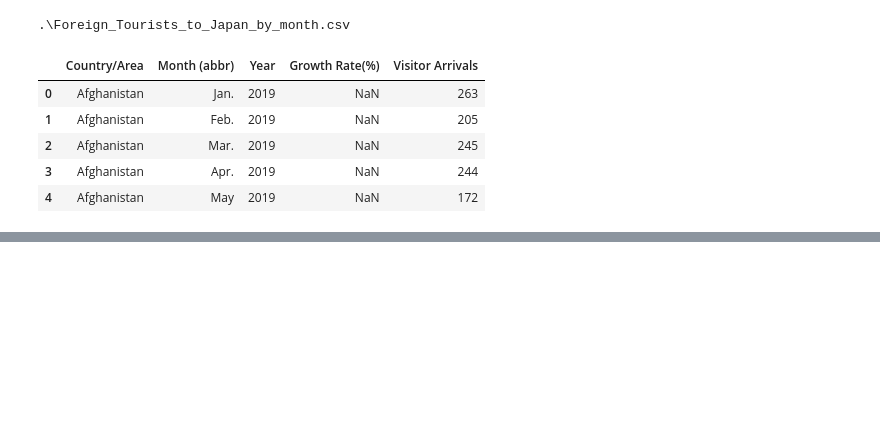
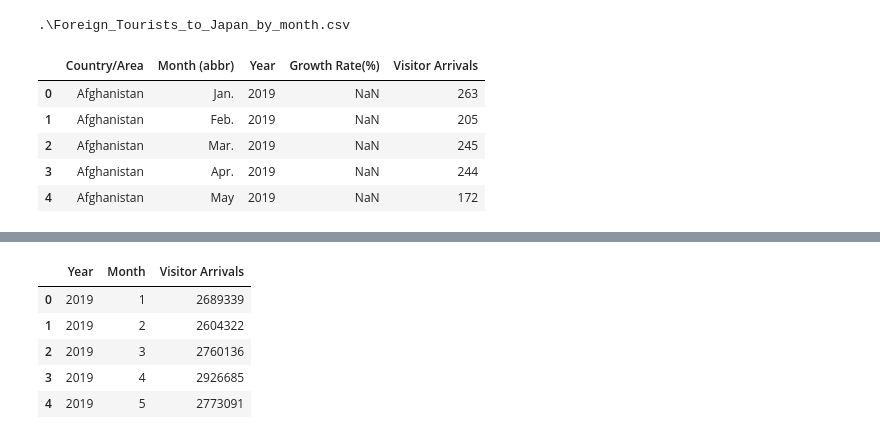
Before and after one commit to YusukeHomma/PublicRepo, a Jupyter notebook: test.ipynb, the cells around one changed output, grey strips where cells are left out. Cells and saved outputs as stored; diff of their text form; code cells hidden in the pictures; blank space fills up the shorter version.

```diff
--- a/test.ipynb
+++ b/test.ipynb
@@ -88,0 +126,11 @@ data_sample.describe()
+# %%
+# create a new dataframe which is aggregated by year and month
+df_agg = df_sample.groupby(["Year","Month"]).agg({"Visitor Arrivals": np.sum}).reset_index()
+df_agg.head()
+# %% [output]
+|  | Year | Month | Visitor Arrivals |
+| 0 | 2019 | 1 | 2689339 |
+| 1 | 2019 | 2 | 2604322 |
+| 2 | 2019 | 3 | 2760136 |
+| 3 | 2019 | 4 | 2926685 |
+| 4 | 2019 | 5 | 2773091 |
```
Also changed, not shown: parts of 14 cells of this notebook.
